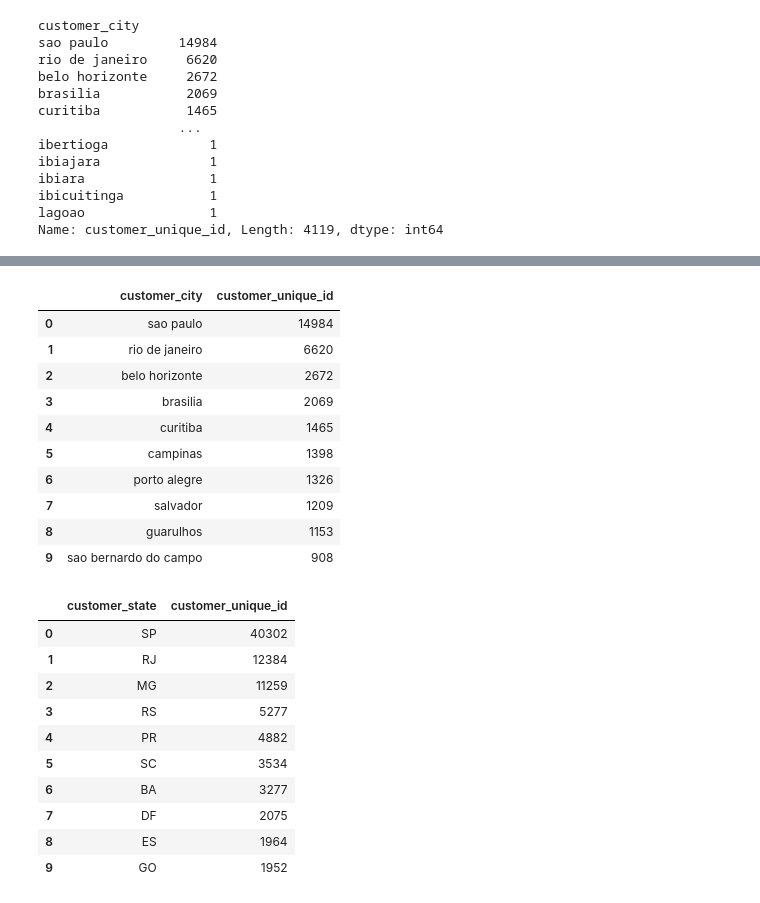
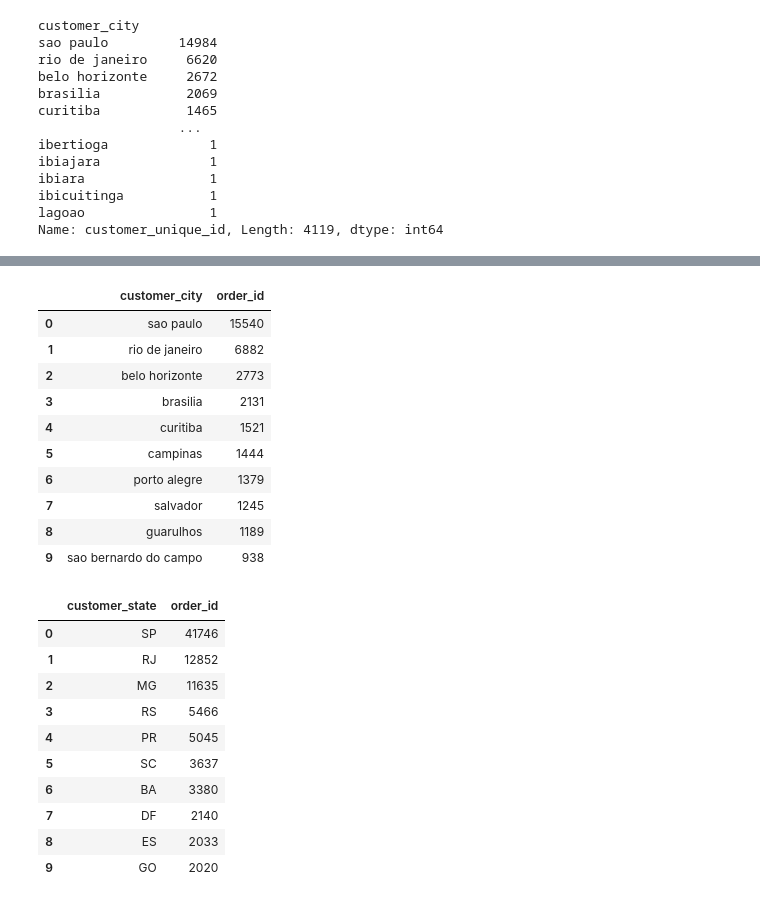
Before and after one commit to mshidayat66/Data-Project, a Jupyter notebook: Proyek_Analisis_Data_Brazilian_E_Commerce_Public_Dataset_by_Olist_(E_Commerce_Public_Dataset).ipynb, the cells around one changed output, grey strips where cells are left out. Cells and saved outputs as stored; diff of their text form; code cells hidden in the pictures.

```diff
--- a/Proyek_Analisis_Data_Brazilian_E_Commerce_Public_Dataset_by_Olist_(E_Commerce_Public_Dataset).ipynb
+++ b/Proyek_Analisis_Data_Brazilian_E_Commerce_Public_Dataset_by_Olist_(E_Commerce_Public_Dataset).ipynb
@@ -410,33 +492,33 @@ order_customers.head()
 | 3 | 949d5b44dbf5de918fe9c16f97b45f8a | f88197465ea7920adcdbec7375364d82 | delivered | 2017-11-18 19:28:06 | 2017-11-18 19:45:59 | 2017-11-22 13:39:59 | ... |
 | 4 | ad21c59c0840e6cb83a9ceb5573f8159 | 8ab97904e6daea8866dbdbc4fb7aad2c | delivered | 2018-02-13 21:18:39 | 2018-02-13 22:20:29 | 2018-02-14 19:46:34 | ... |
 # %%
-order_customers.groupby(by="customer_city").customer_unique_id.nunique().sort_values(ascending=False).reset_index().head(10)
+order_customers.groupby(by="customer_city").order_id.nunique().sort_values(ascending=False).reset_index().head(10)
 # %% [output]
-|  | customer_city | customer_unique_id |
-| 0 | sao paulo | 14984 |
-| 1 | rio de janeiro | 6620 |
-| 2 | belo horizonte | 2672 |
-| 3 | brasilia | 2069 |
-| 4 | curitiba | 1465 |
-| 5 | campinas | 1398 |
-| 6 | porto alegre | 1326 |
-| 7 | salvador | 1209 |
-| 8 | guarulhos | 1153 |
-| 9 | sao bernardo do campo | 908 |
+|  | customer_city | order_id |
+| 0 | sao paulo | 15540 |
+| 1 | rio de janeiro | 6882 |
+| 2 | belo horizonte | 2773 |
+| 3 | brasilia | 2131 |
+| 4 | curitiba | 1521 |
+| 5 | campinas | 1444 |
+| 6 | porto alegre | 1379 |
+| 7 | salvador | 1245 |
+| 8 | guarulhos | 1189 |
+| 9 | sao bernardo do campo | 938 |
 # %%
-order_customers.groupby(by="customer_state").customer_unique_id.nunique().sort_values(ascending=False).reset_index().head(10)
+order_customers.groupby(by="customer_state").order_id.nunique().sort_values(ascending=False).reset_index().head(10)
 # %% [output]
-|  | customer_state | customer_unique_id |
-| 0 | SP | 40302 |
-| 1 | RJ | 12384 |
-| 2 | MG | 11259 |
-| 3 | RS | 5277 |
-| 4 | PR | 4882 |
-| 5 | SC | 3534 |
-| 6 | BA | 3277 |
-| 7 | DF | 2075 |
-| 8 | ES | 1964 |
-| 9 | GO | 1952 |
+|  | customer_state | order_id |
+| 0 | SP | 41746 |
+| 1 | RJ | 12852 |
+| 2 | MG | 11635 |
+| 3 | RS | 5466 |
+| 4 | PR | 5045 |
+| 5 | SC | 3637 |
+| 6 | BA | 3380 |
+| 7 | DF | 2140 |
+| 8 | ES | 2033 |
+| 9 | GO | 2020 |
 # %%
 #Eksplorasi Data Items
 order_items.describe(include="all", datetime_is_numeric=True)
```
Also changed, not shown: parts of 16 cells of this notebook.
